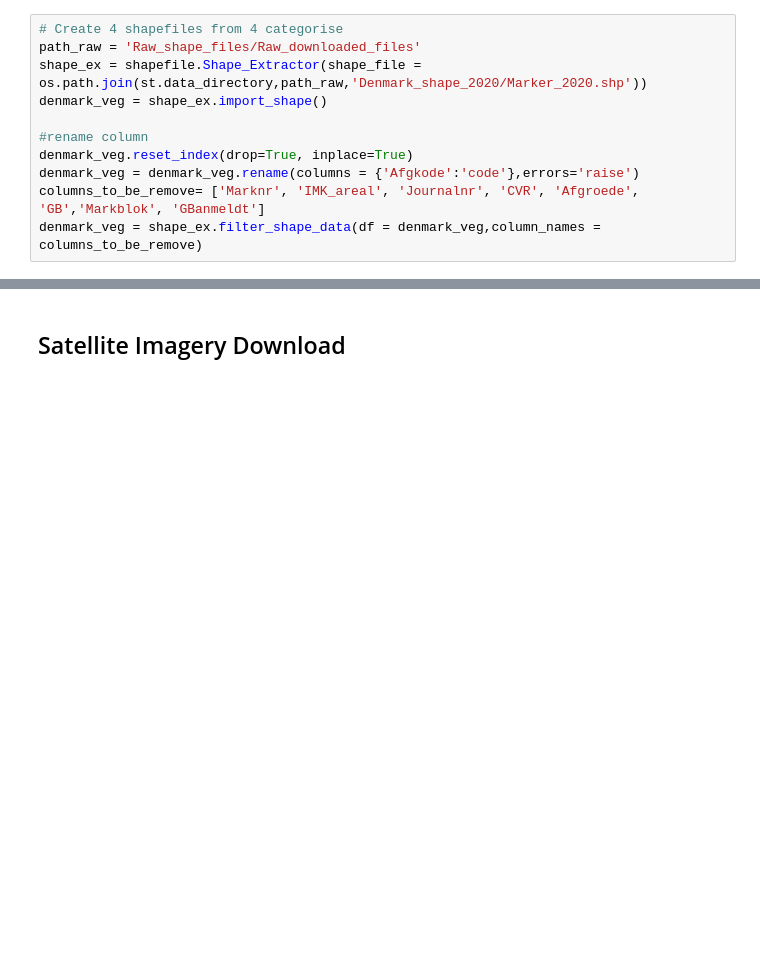
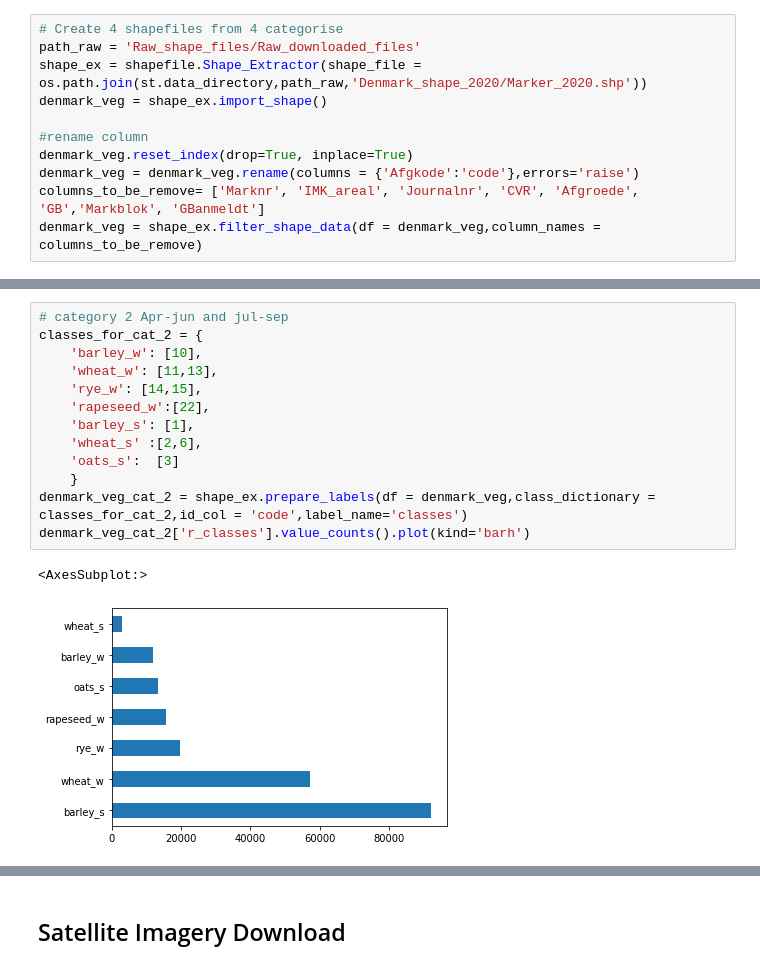
Before and after one commit to MISSEY/Vegetation-Land-Segmentation-and-Classification, a Jupyter notebook: Preprocessing.ipynb, the cells around one changed output, grey strips where cells are left out. Saved outputs shown, nothing was run; the diff lists cells and outputs as text; blank space fills up the shorter version.

```diff
--- a/Preprocessing.ipynb
+++ b/Preprocessing.ipynb
@@ -226,0 +253,16 @@ denmark_veg_cat_1['r_classes'].value_counts().plot(kind='barh')
+# %%
+# category 2 Apr-jun and jul-sep
+classes_for_cat_2 = {
+    'barley_w': [10],
+    'wheat_w': [11,13],
+    'rye_w': [14,15],
+    'rapeseed_w':[22],
+    'barley_s': [1],
+    'wheat_s' :[2,6],
+    'oats_s':  [3]
+    }
+denmark_veg_cat_2 = shape_ex.prepare_labels(df = denmark_veg,class_dictionary = classes_for_cat_2,id_col = 'code',label_name='classes')
+denmark_veg_cat_2['r_classes'].value_counts().plot(kind='barh')
+# %% [output]
+<AxesSubplot:>
+[figure, added]
```
Also changed, not shown: parts of 23 cells of this notebook, 1 other file.
